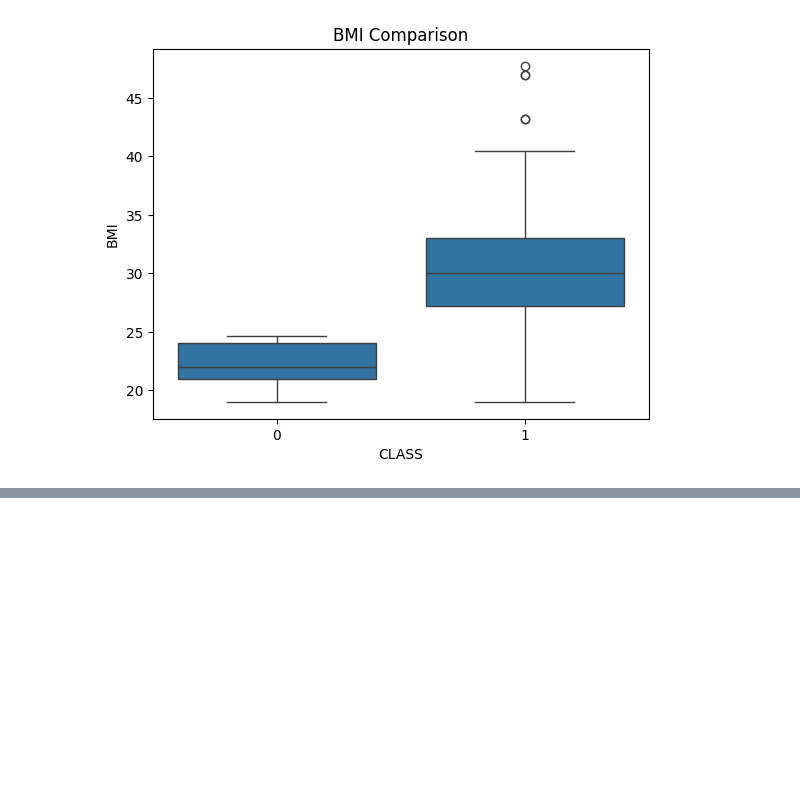
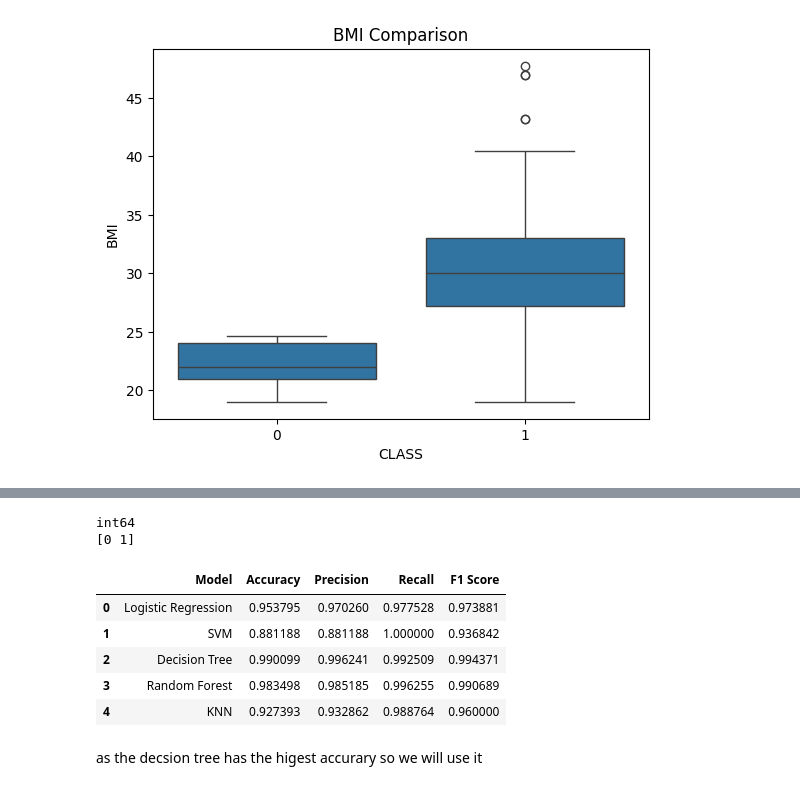
Before and after one commit to sharjeel-coder/diabiteis-mlops-project, a Jupyter notebook: datamodel.ipynb, the cells around one changed output, grey strips where cells are left out. Cells and saved outputs as stored; diff of their text form; code cells hidden in the pictures; blank space fills up the shorter version.

Commit message:
Add model training and best model evaluation

```diff
--- a/datamodel.ipynb
+++ b/datamodel.ipynb
@@ -199,0 +234,8 @@ plt.show()
+# %%
+models = {
+    "Logistic Regression": LogisticRegression(max_iter=1000),
+    "SVM": SVC(),
+    "Decision Tree": DecisionTreeClassifier(),
+    "Random Forest": RandomForestClassifier(),
+    "KNN": KNeighborsClassifier()
+}
@@ -199,0 +274,62 @@ plt.show()
+# %%
+# convert target column to numeric
+df["CLASS"] = df["CLASS"].replace({
+    "N": 0,
+    "P": 1,
+    "Y": 1
+})
+
+# convert datatype to integer
+df["CLASS"] = df["CLASS"].astype(int)
+
+print(df["CLASS"].dtype)
+print(df["CLASS"].unique())
+# %% [output]
+int64
+[0 1]
+# %%
+X = df.drop("CLASS", axis=1)
+y = df["CLASS"]
+# %%
+from sklearn.model_selection import train_test_split
+
+X_train, X_test, y_train, y_test = train_test_split(
+    X,
+    y,
+    test_size=0.3,
+    random_state=42
+)
+# %%
+results = []
+
+for name, model in models.items():
+
+    model.fit(X_train, y_train)
+
+    y_pred = model.predict(X_test)
+
+    accuracy = accuracy_score(y_test, y_pred)
+    precision = precision_score(y_test, y_pred)
+    recall = recall_score(y_test, y_pred)
+    f1 = f1_score(y_test, y_pred)
+
+    results.append({
+        "Model": name,
+        "Accuracy": accuracy,
+        "Precision": precision,
+        "Recall": recall,
+        "F1 Score": f1
+    })
+
+results_df = pd.DataFrame(results)
+
+results_df
+# %% [output]
+|  | Model | Accuracy | Precision | Recall | F1 Score |
+| 0 | Logistic Regression | 0.953795 | 0.970260 | 0.977528 | 0.973881 |
+| 1 | SVM | 0.881188 | 0.881188 | 1.000000 | 0.936842 |
+| 2 | Decision Tree | 0.990099 | 0.996241 | 0.992509 | 0.994371 |
+| 3 | Random Forest | 0.983498 | 0.985185 | 0.996255 | 0.990689 |
+| 4 | KNN | 0.927393 | 0.932862 | 0.988764 | 0.960000 |
+# %% [markdown]
+as the decsion tree has the higest accurary so we will use it
```
Also changed, not shown: parts of 4 cells of this notebook.
